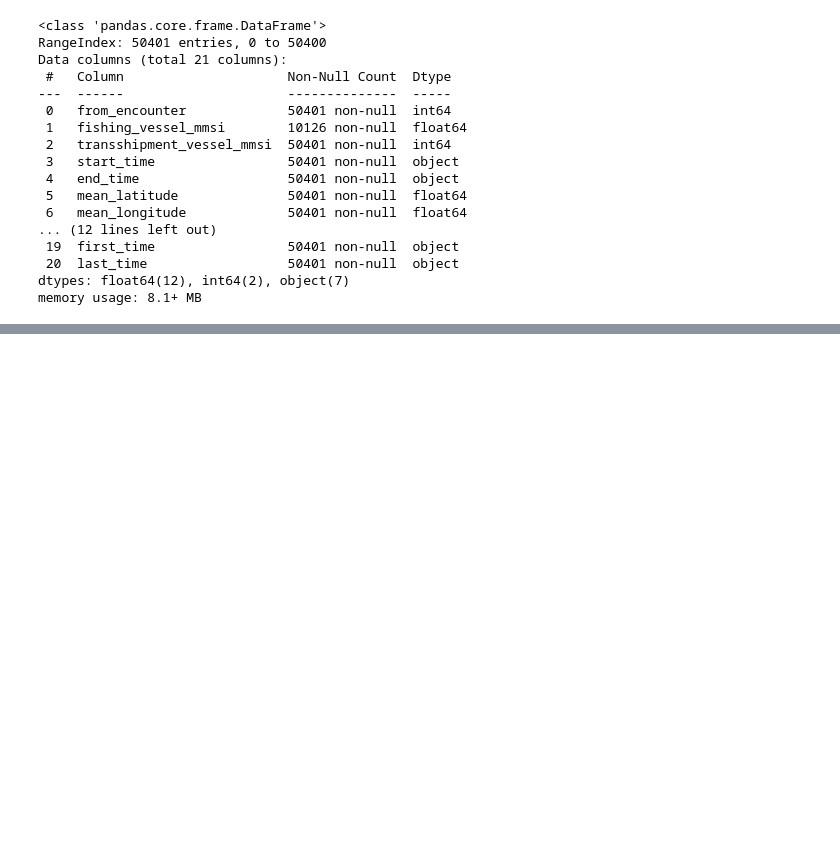
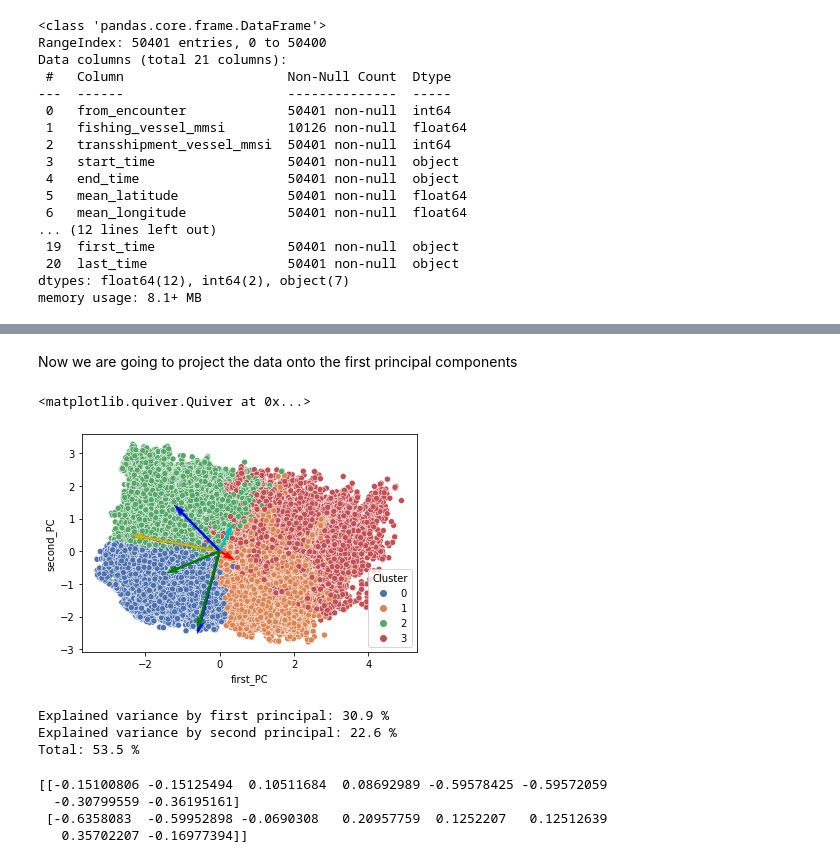
Before and after one commit to neuhart/Doing_DataScience_SS22, a Jupyter notebook: Clustering_p.ipynb, the cells around one changed output, grey strips where cells are left out. Saved outputs shown, nothing was run; the diff lists cells and outputs as text; code cells hidden in the pictures; blank space fills up the shorter version.

```diff
--- a/Clustering_p.ipynb
+++ b/Clustering_p.ipynb
@@ -44,0 +46,6 @@ pd.DataFrame(KMeans_input).describe()
+# %%
+KMeans_input_columns = ['mean_latitude', 'mean_longitude', 'duration_hr', 'median_speed_knots','starting_timestamp', 'ending_timestamp', 'first_timestamp_t', 'last_timestamp_t']
+
+scaler = StandardScaler()  # z-score standardization
+standardized_df = pd.DataFrame(scaler.fit_transform(df[KMeans_input_columns]))  # standardize columns to have mean=0 and std=1 (+/- numerical errors)
+standardized_df.rename(columns=dict(zip(list(standardized_df.columns),KMeans_input_columns)), inplace=True)  # column names are lost during standardization
@@ -45,5 +54,6 @@ pd.DataFrame(KMeans_input).describe()
 # %%
-kmeans = KMeans(n_clusters=5, init='k-means++', random_state=False).fit_predict(KMeans_input)
+kmeans = KMeans(n_clusters=4, init='k-means++', random_state=False).fit_predict(standardized_df)
 # %%
-results_df = pd.DataFrame(kmeans)
-df['cluster'] = results_df
+standardized_df['Cluster'] = pd.DataFrame(kmeans)  # add cluster column
+
+standardized_df.info()
@@ -51,0 +77,31 @@ df.info()
+# %%
+pca = PCA(n_components=2)
+pca.fit(standardized_df[KMeans_input_columns])
+projected_data = pd.DataFrame(pca.transform(standardized_df[KMeans_input_columns]))
+projected_data.rename(columns={0:'first_PC', 1: 'second_PC'}, inplace=True)
+# %% [markdown]
+Now we are going to project the data onto the first principal components
+# %%
+#plt.scatter(projected_data[:,0],projected_data[:,1])
+origin = np.zeros_like(pca.components_)
+
+sns.scatterplot(x=projected_data['first_PC'],y=projected_data['second_PC'], hue=standardized_df['Cluster'], palette="deep")
+plt.quiver(*origin, pca.components_[0], pca.components_[1],angles='xy', scale=0.25,scale_units='xy', color=('b','g','r','c','m','y'))
+# %% [output]
+<matplotlib.quiver.Quiver at 0x...>
+[figure, added]
+# %%
+print('Explained variance by first principal: {:.1f} % \nExplained variance by second principal: {:.1f} % \nTotal: {:.1f} %'
+      .format(pca.explained_variance_ratio_[0]*100, pca.explained_variance_ratio_[1]*100,
+              pca.explained_variance_ratio_[0]*100 + pca.explained_variance_ratio_[1]*100 ))
+# %% [output]
+Explained variance by first principal: 30.9 %
+Explained variance by second principal: 22.6 %
+Total: 53.5 %
+# %%
+print(pca.components_)
+# %% [output]
+[[-0.15100806 -0.15125494  0.10511684  0.08692989 -0.59578425 -0.59572059
+  -0.30799559 -0.36195161]
+ [-0.6358083  -0.59952898 -0.0690308   0.20957759  0.1252207   0.12512639
+   0.35702207 -0.16977394]]
```
Also changed, not shown: parts of 10 cells of this notebook.
